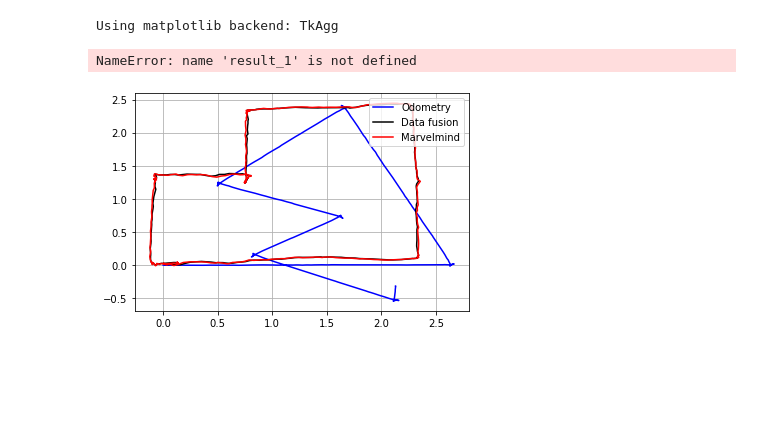
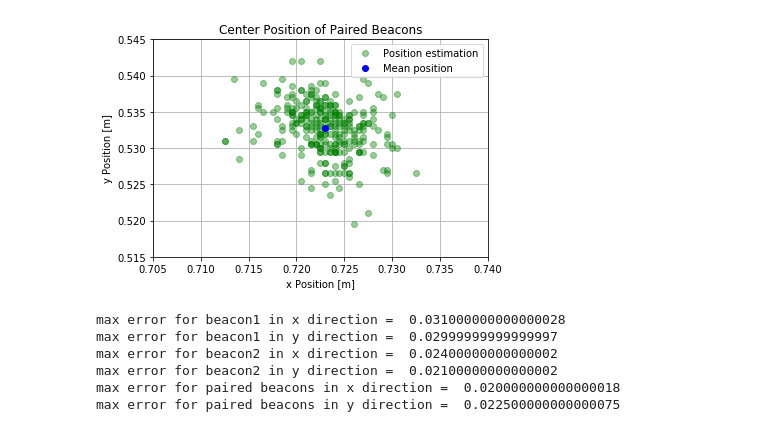
Before and after one commit to YassineMch/match, a Jupyter notebook: my_scripts/sensor_fusion/parameter/data visiualisation.ipynb, the cells around one changed output. Saved outputs shown, nothing was run; the diff lists cells and outputs as text; code cells hidden in the pictures; blank space fills up the shorter version.

```diff
--- a/my_scripts/sensor_fusion/parameter/data visiualisation.ipynb
+++ b/my_scripts/sensor_fusion/parameter/data visiualisation.ipynb
@@ -55,7 +55,7 @@ x_mean = []
 y_mean = []
 z_mean = []
 # %%
-bag = rosbag.Bag ('/home/rosmatch/catkin_ws_yassin/src/match/my_scripts/aufnahmen/aufnahmen_test_marvelmind/stationary_state/aufnahme_stationary_los/2022-11-07-14-07-53.bag')
+bag = rosbag.Bag ('/home/ros/catkin_ws_yassin/src/match/my_scripts/aufnahmen/aufnahmen_test_marvelmind/stationary_state/aufnahme_stationary_los/2022-11-07-14-07-53.bag')
 for topic, msg, t in bag.read_messages(topics=['/odom']):
     x_odom.append(msg.pose.pose.position.x)
     y_odom.append(msg.pose.pose.position.y)
@@ -98,8 +98,6 @@ for topic, msg, t in bag.read_messages(topics=['/position_mean']):
 bag.close()
 
 #%matplotlib
-# %% [output]
-Using matplotlib backend: TkAgg
 # %%
 from os import times
 
@@ -146,5 +144,3 @@ for i in range (f):
 
 
 plt.plot(result_2,degz_marv_unwraped)
-# %% [output]
-NameError: name 'result_1' is not defined
@@ -160,3 +147,52 @@ plt.show()
+# %%
+#plot5=plt.plot(x_1,y_1,'bo',alpha=0.2,label='Beacon Position')
+#plot6=plt.plot(x_2,y_2,'ro',alpha=0.2,label='Beacon Position 2')
+plot7=plt.plot(x_mean,y_mean,'go',alpha=0.4,label='Position estimation')
+plot7=plt.plot(np.mean (x_mean) , np.mean (y_mean),'bo',label='Mean position ')
+plt.legend(loc="upper right")
+plt.xlabel("x Position [m]")
+plt.ylabel("y Position [m]")
+#plt.title("Single Beacons Position")
+plt.title("Center Position of Paired Beacons")
+plt.xlim([0.705, 0.74])
+plt.ylim([0.515, 0.545])
+plt.grid(True)
+#plt.scatter( np.mean (x_mean) , np.mean (y_mean), s=14400 ,  facecolors='none', edgecolors='blue' )
+plt.show()
+
+
+mx_1=np.max(x_1)-np.min(x_1)
+#smx_1=np.std(x_1)
+my_1=np.max(y_1)-np.min(y_1)
+print ('max error for beacon1 in x direction = ',mx_1)
+print ('max error for beacon1 in y direction = ',my_1)
+#print (smx_1)
+#circle1 = plt.Circle(np.mean (mx_1), (np.mean (my_1)), 0.01, color='b', fill=False)
+
+mx_2=np.max(x_2)-np.min(x_2)
+#smx_2=np.std(x_2)
+my_2=np.max(y_2)-np.min(y_2)
+print ('max error for beacon2 in x direction = ',mx_2)
+print ('max error for beacon2 in y direction = ',my_2)
+#print (smx_2)
+#circle2 = plt.Circle(np.mean (mx_2), (np.mean (my_2)), 0.01, color='b', fill=False)
+
+mx_mean=np.max(x_mean)-np.min(x_mean)
+#smx_mean=np.std(x_mean)
+my_mean=np.max(y_mean)-np.min(y_mean)
+print ('max error for paired beacons in x direction = ',mx_mean)
+print ('max error for paired beacons in y direction = ',my_mean)
+#print (smx_mean)
+
+plt.show()
+# %% [output]
+[figure, added]
+max error for beacon1 in x direction =  0.031000000000000028
+max error for beacon1 in y direction =  0.02999999999999997
+max error for beacon2 in x direction =  0.02400000000000002
+max error for beacon2 in y direction =  0.02100000000000002
+max error for paired beacons in x direction =  0.020000000000000018
+max error for paired beacons in y direction =  0.022500000000000075
 # %%
 plot1=plt.plot(x_odom,y_odom,'-b',label='Odometry')
 plot2=plt.plot(x_fil,y_fil,'-k',label='Data fusion')
@@ -164,5 +200,3 @@ plot3=plt.plot(x_marv,y_marv,'-r',label='Marvelmind')
 plt.legend(loc="upper right")
 plt.grid(True)
 plt.show()
-# %% [output]
-[figure, removed]
```
Also changed, not shown: parts of 1 cell of this notebook, 2 other files.
